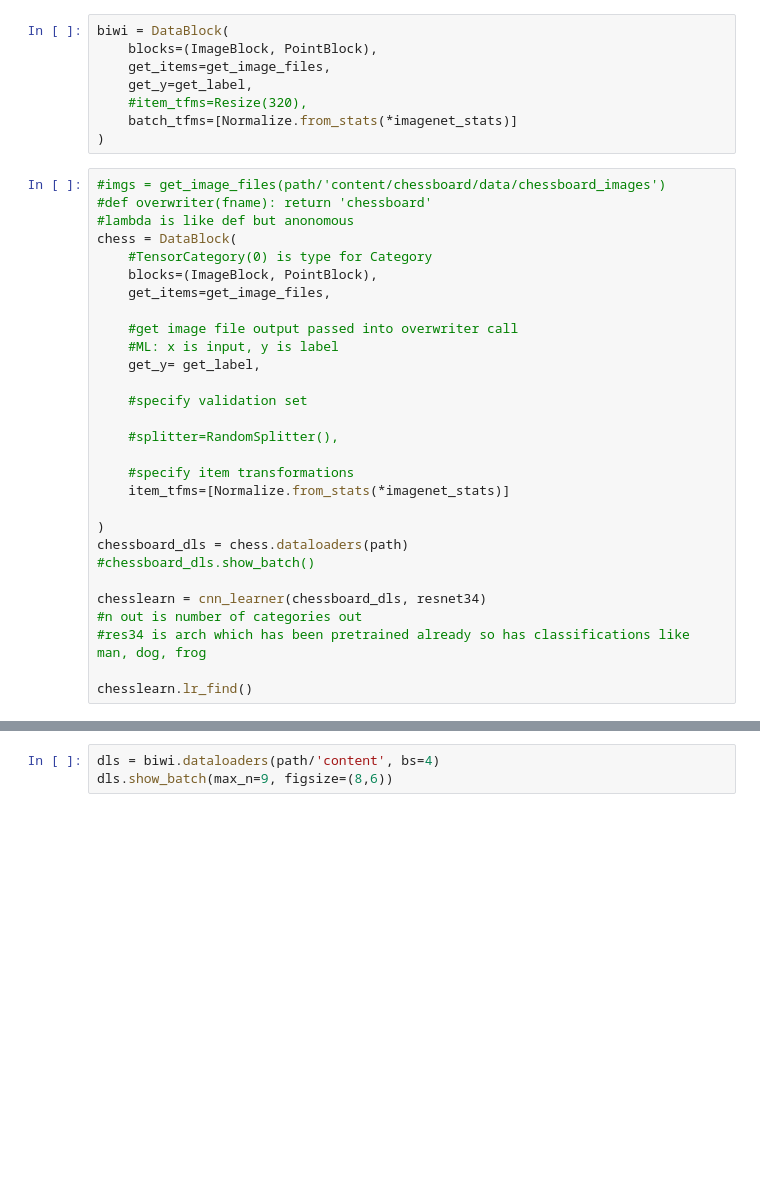
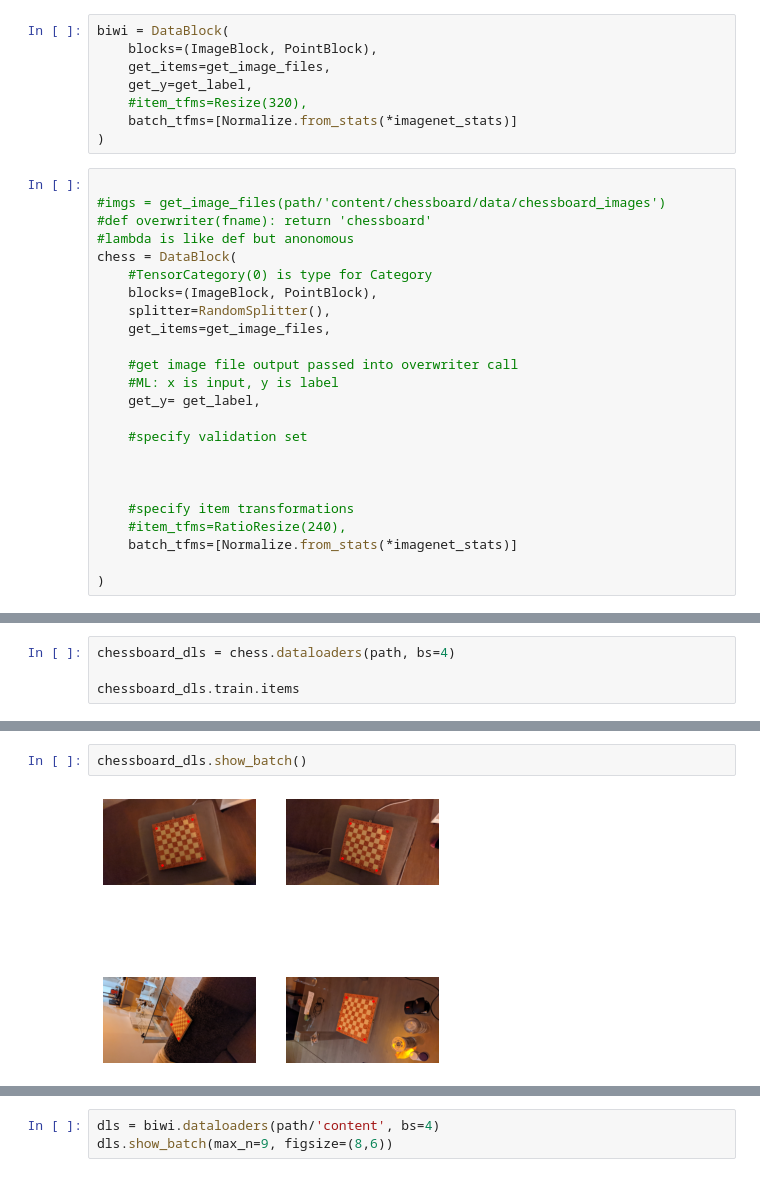
Before and after one commit to silent-ai/chessboard, a Jupyter notebook: nbs/chessboard_detector.ipynb, the cells around one changed output, grey strips where cells are left out. Saved outputs shown, nothing was run; the diff lists cells and outputs as text; blank space fills up the shorter version.

Commit message:
all images are the same resolution, find out what batch_tfms does

```diff
--- a/nbs/chessboard_detector.ipynb
+++ b/nbs/chessboard_detector.ipynb
@@ -58,12 +77,14 @@ biwi = DataBlock(
     batch_tfms=[Normalize.from_stats(*imagenet_stats)]
 )
 # %%
+
 #imgs = get_image_files(path/'content/chessboard/data/chessboard_images')
 #def overwriter(fname): return 'chessboard'
 #lambda is like def but anonomous
 chess = DataBlock(
     #TensorCategory(0) is type for Category
     blocks=(ImageBlock, PointBlock),
+    splitter=RandomSplitter(),
     get_items=get_image_files,
 
     #get image file output passed into overwriter call
@@ -72,17 +93,10 @@ chess = DataBlock(
 
     #specify validation set
 
-    #splitter=RandomSplitter(),
+
 
     #specify item transformations
-    item_tfms=[Normalize.from_stats(*imagenet_stats)]
+    #item_tfms=RatioResize(240),
+    batch_tfms=[Normalize.from_stats(*imagenet_stats)]
 
 )
-chessboard_dls = chess.dataloaders(path)
-#chessboard_dls.show_batch()
-
-chesslearn = cnn_learner(chessboard_dls, resnet34)
-#n out is number of categories out
-#res34 is arch which has been pretrained already so has classifications like man, dog, frog
-
-chesslearn.lr_find()
@@ -91,0 +103,4 @@ ZeroDivisionError: ignored
+# %%
+chessboard_dls = chess.dataloaders(path, bs=4)
+
+chessboard_dls.train.items
@@ -91,0 +125,4 @@ ZeroDivisionError: ignored
+# %%
+chessboard_dls.show_batch()
+# %% [output]
+[figure, added]
```
Also changed, not shown: parts of 8 cells of this notebook.
